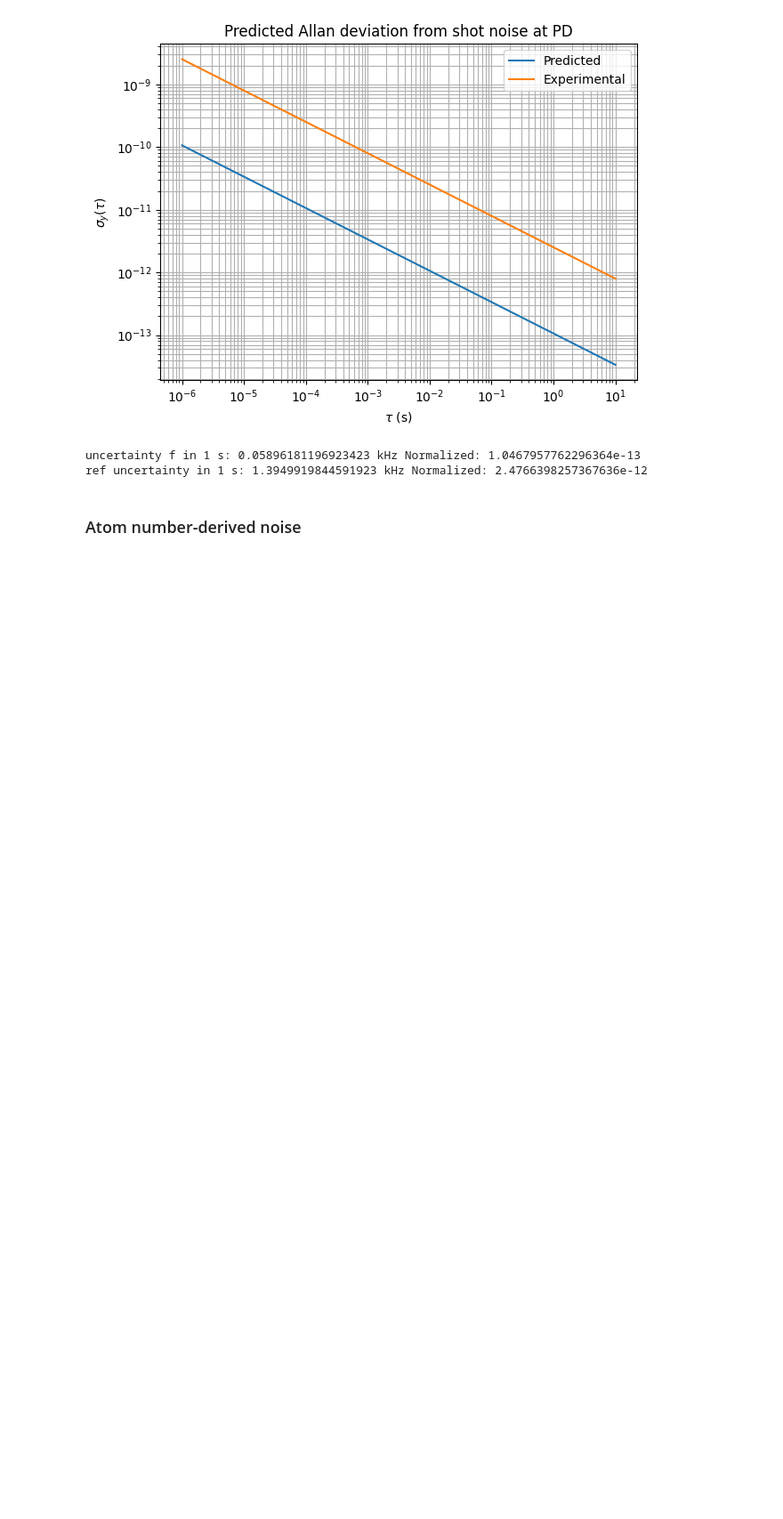
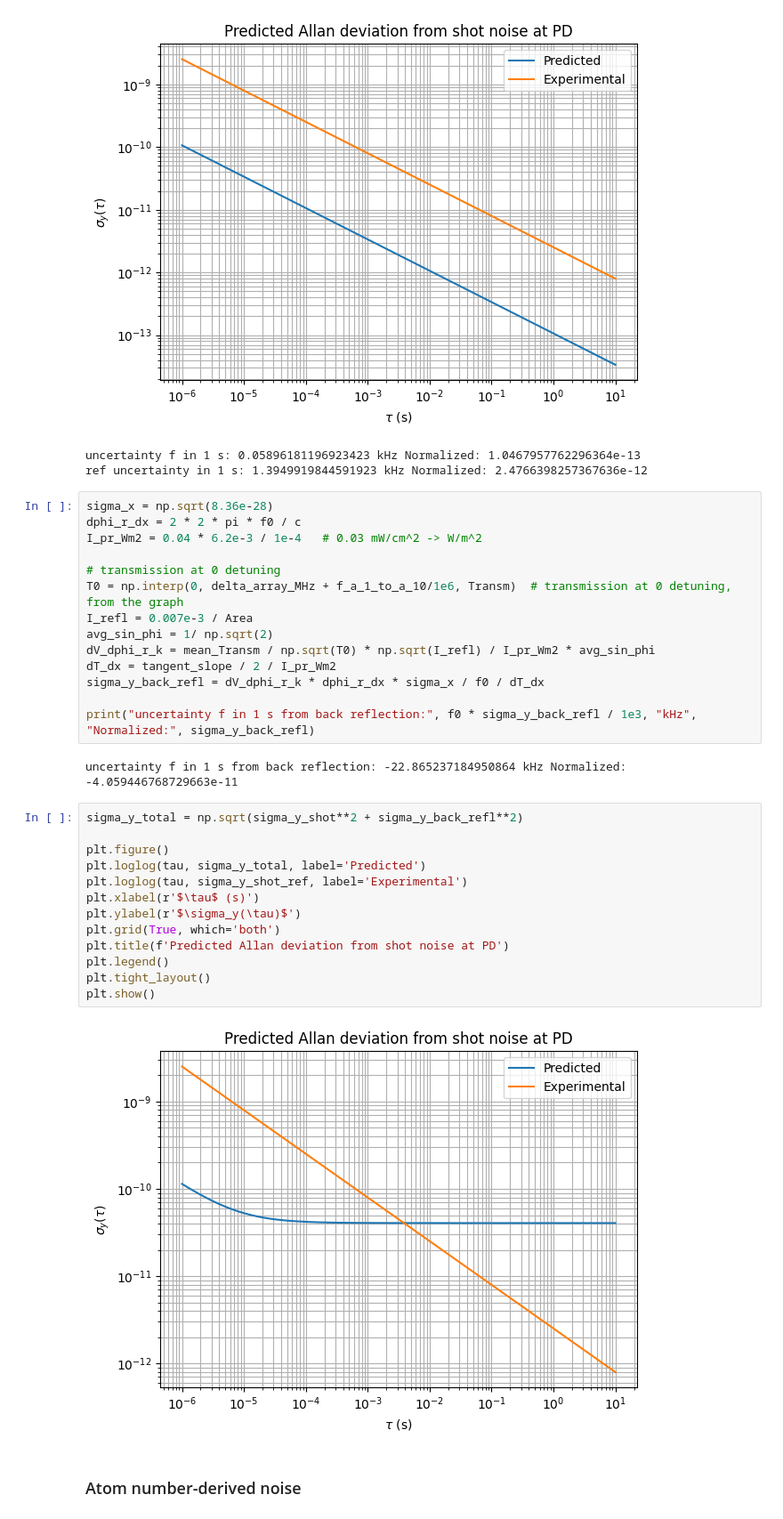
Before and after one commit to JonathanSugijanto/Bi-SAS-for-Optical-Clock, a Jupyter notebook: i2_instability.ipynb, the cells around one changed output. Shown at 89% size. Drawn from its saved outputs; the diff is of its cells as text; blank space fills up the shorter version.

```diff
--- a/i2_instability.ipynb
+++ b/i2_instability.ipynb
@@ -384,6 +386,37 @@ Min transmission: 0.1193, Max transmission: 0.1261, Mean transmission: 0.1227
 [figure]
 uncertainty f in 1 s: 0.05896181196923423 kHz Normalized: 1.0467957762296364e-13
 ref uncertainty in 1 s: 1.3949919844591923 kHz Normalized: 2.4766398257367636e-12
+# %%
+sigma_x = np.sqrt(8.36e-28)
+dphi_r_dx = 2 * 2 * pi * f0 / c
+I_pr_Wm2 = 0.04 * 6.2e-3 / 1e-4   # 0.03 mW/cm^2 -> W/m^2
+
+# transmission at 0 detuning
+T0 = np.interp(0, delta_array_MHz + f_a_1_to_a_10/1e6, Transm)  # transmission at 0 detuning, from the graph
+I_refl = 0.007e-3 / Area
+avg_sin_phi = 1/ np.sqrt(2)
+dV_dphi_r_k = mean_Transm / np.sqrt(T0) * np.sqrt(I_refl) / I_pr_Wm2 * avg_sin_phi
+dT_dx = tangent_slope / 2 / I_pr_Wm2
+sigma_y_back_refl = dV_dphi_r_k * dphi_r_dx * sigma_x / f0 / dT_dx
+
+print("uncertainty f in 1 s from back reflection:", f0 * sigma_y_back_refl / 1e3, "kHz", "Normalized:", sigma_y_back_refl)
+# %% [output]
+uncertainty f in 1 s from back reflection: -22.865237184950864 kHz Normalized: -4.059446768729663e-11
+# %%
+sigma_y_total = np.sqrt(sigma_y_shot**2 + sigma_y_back_refl**2)
+
+plt.figure()
+plt.loglog(tau, sigma_y_total, label='Predicted')
+plt.loglog(tau, sigma_y_shot_ref, label='Experimental')
+plt.xlabel(r'$\tau$ (s)')
+plt.ylabel(r'$\sigma_y(\tau)$')
+plt.grid(True, which='both')
+plt.title(f'Predicted Allan deviation from shot noise at PD')
+plt.legend()
+plt.tight_layout()
+plt.show()
+# %% [output]
+[figure, added]
 # %% [markdown]
 ### Atom number-derived noise
 # %%
```
Also changed, not shown: parts of 2 cells of this notebook, 4 other files.
